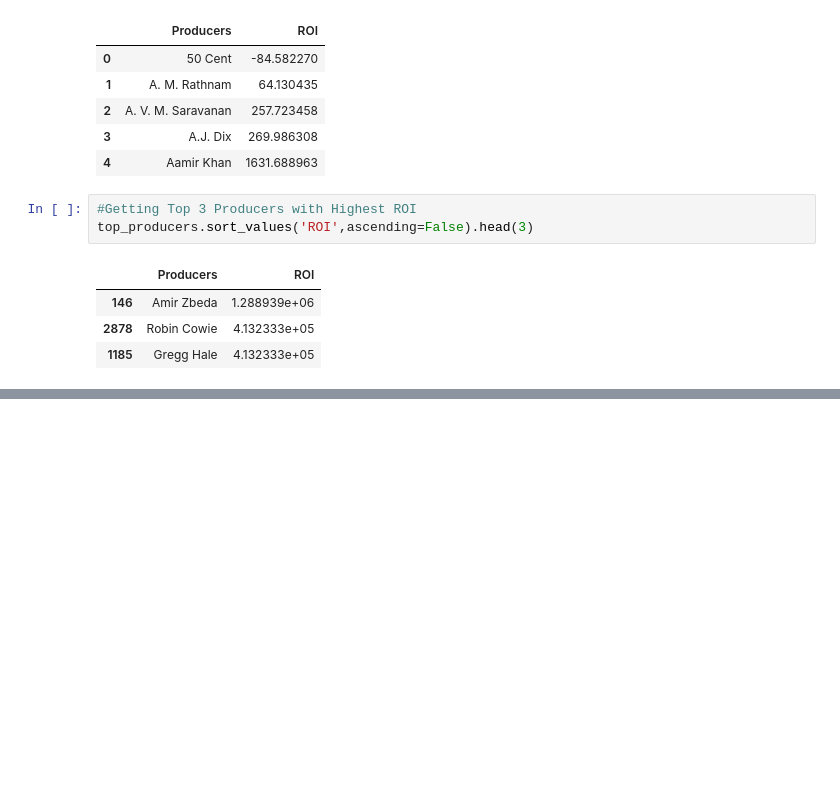
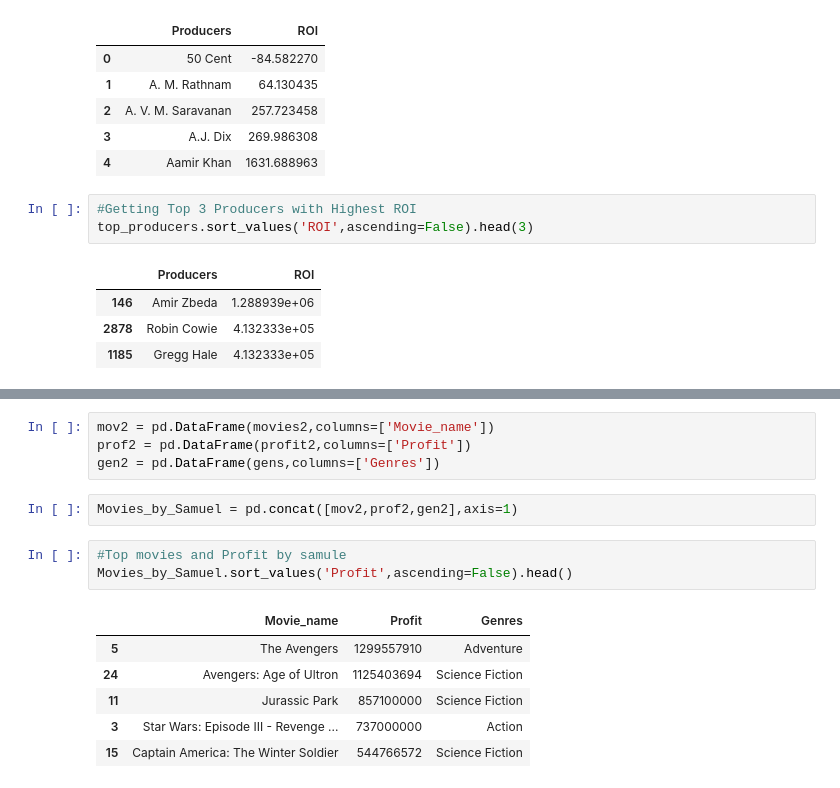
Before and after one commit to Laxmi884/EDA_IMDB_DataSet, a Jupyter notebook: EDA_on_IMDB_Dataset.ipynb, the cells around one changed output, grey strips where cells are left out. Drawn from its saved outputs; the diff is of its cells as text; blank space fills up the shorter version.

```diff
--- a/EDA_on_IMDB_Dataset.ipynb
+++ b/EDA_on_IMDB_Dataset.ipynb
@@ -330,0 +461,16 @@ top_producers.sort_values('ROI',ascending=False).head(3)
+# %%
+mov2 = pd.DataFrame(movies2,columns=['Movie_name'])
+prof2 = pd.DataFrame(profit2,columns=['Profit'])
+gen2 = pd.DataFrame(gens,columns=['Genres'])
+# %%
+Movies_by_Samuel = pd.concat([mov2,prof2,gen2],axis=1)
+# %%
+#Top movies and Profit by samule
+Movies_by_Samuel.sort_values('Profit',ascending=False).head()
+# %% [output]
+|  | Movie_name | Profit | Genres |
+| 5 | The Avengers | 1299557910 | Adventure |
+| 24 | Avengers: Age of Ultron | 1125403694 | Science Fiction |
+| 11 | Jurassic Park | 857100000 | Science Fiction |
+| 3 | Star Wars: Episode III - Revenge ... | 737000000 | Action |
+| 15 | Captain America: The Winter Soldier | 544766572 | Science Fiction |
```
Also changed, not shown: parts of 18 cells of this notebook.
